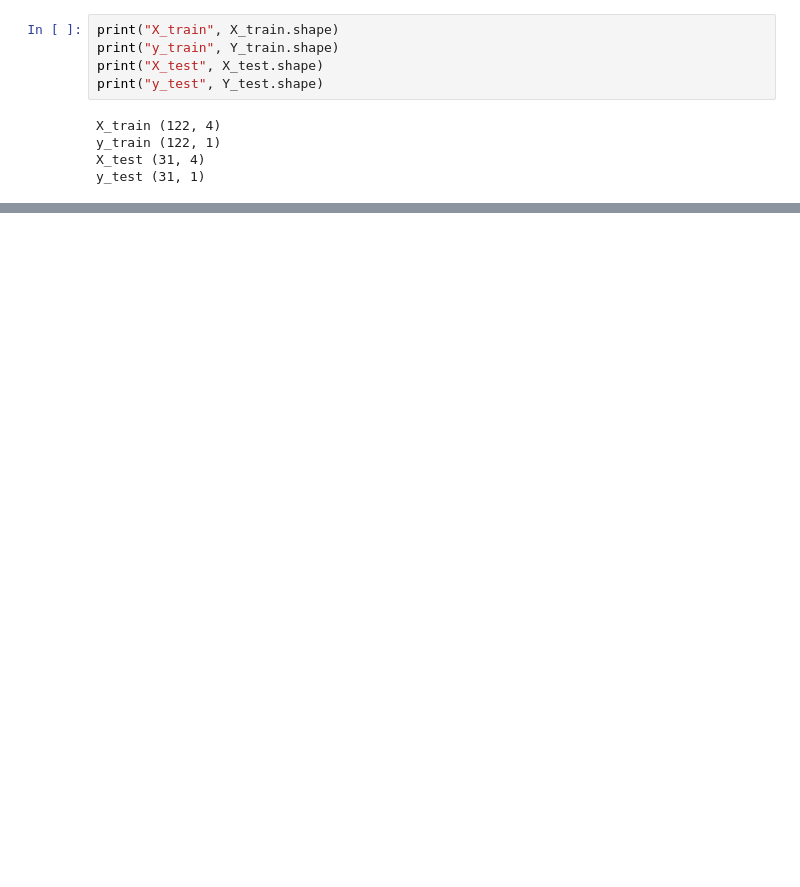
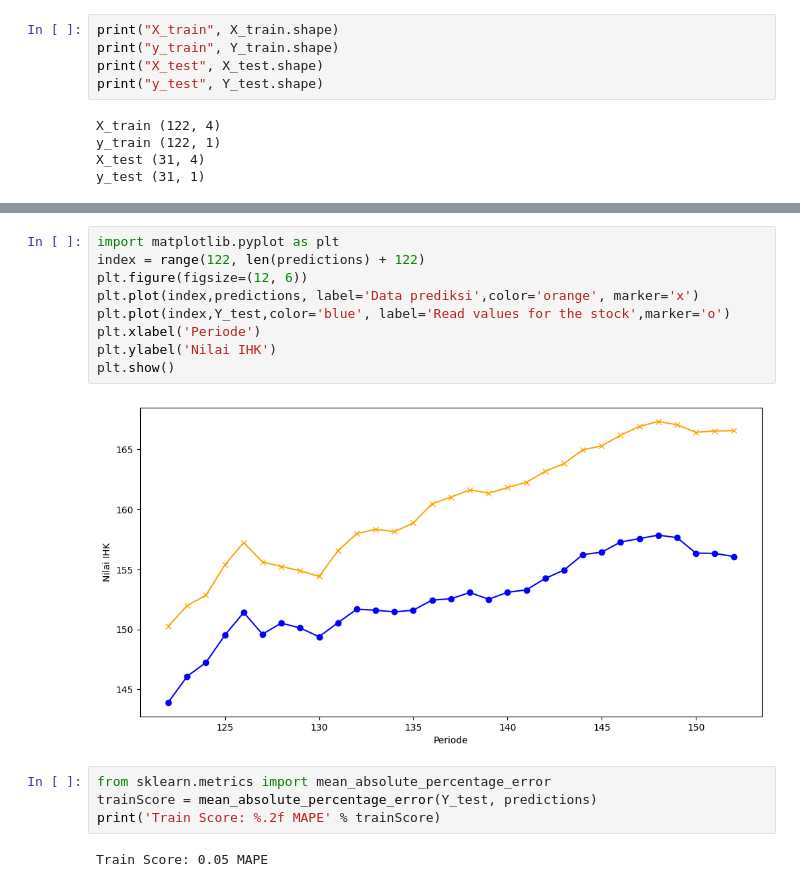
Before and after one commit to f1c221058/prometheus_forecasting, a Jupyter notebook: sempro.ipynb, the cells around one changed output, grey strips where cells are left out. Saved outputs shown, nothing was run; the diff lists cells and outputs as text; blank space fills up the shorter version.

```diff
--- a/sempro.ipynb
+++ b/sempro.ipynb
@@ -98,0 +160,17 @@ Test Score: 24.89 MSE (4.99 RMSE)
+# %%
+import matplotlib.pyplot as plt
+index = range(122, len(predictions) + 122)
+plt.figure(figsize=(12, 6))
+plt.plot(index,predictions, label='Data prediksi',color='orange', marker='x')
+plt.plot(index,Y_test,color='blue', label='Read values for the stock',marker='o')
+plt.xlabel('Periode')
+plt.ylabel('Nilai IHK')
+plt.show()
+# %% [output]
+[figure, added]
+# %%
+from sklearn.metrics import mean_absolute_percentage_error
+trainScore = mean_absolute_percentage_error(Y_test, predictions)
+print('Train Score: %.2f MAPE' % trainScore)
+# %% [output]
+Train Score: 0.05 MAPE
```
Also changed, not shown: parts of 14 cells of this notebook.
